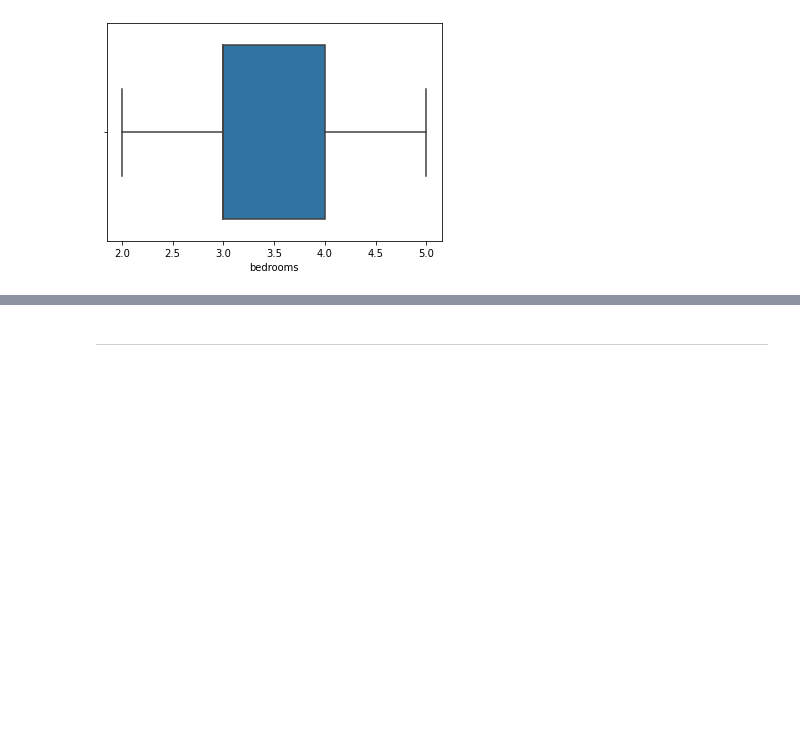
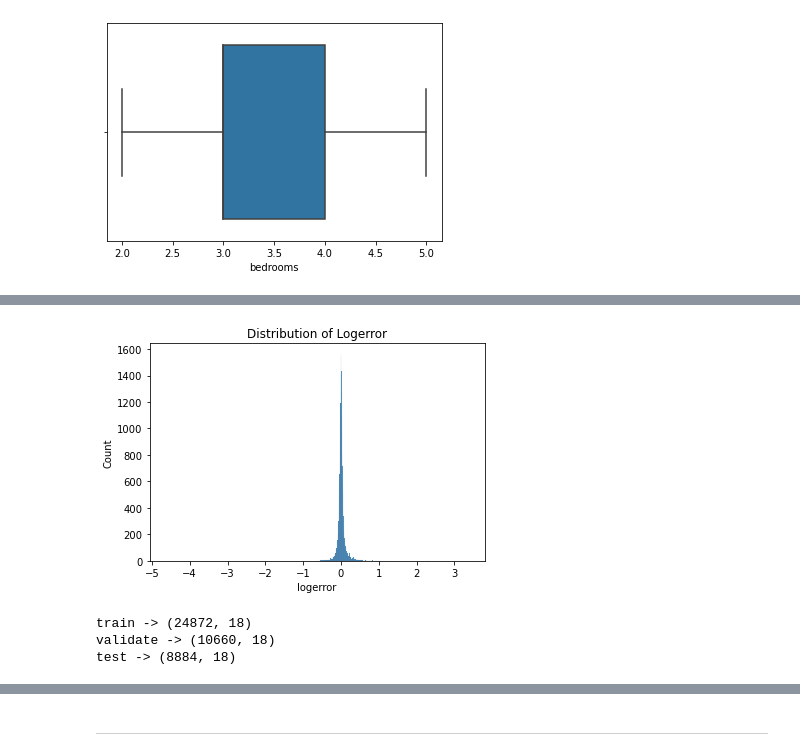
Before and after one commit to natasharivers/Zillow_Clustering_Project, a Jupyter notebook: Notebook.ipynb, the cells around one changed output, grey strips where cells are left out. Cells and saved outputs as stored; diff of their text form; code cells hidden in the pictures; blank space fills up the shorter version.

```diff
--- a/Notebook.ipynb
+++ b/Notebook.ipynb
@@ -261,0 +378,15 @@ sns.boxplot(zillow.bedrooms)
+# %%
+#taxvalue with outliers removed
+sns.histplot(data=zillow.logerror)
+plt.title('Distribution of Logerror')
+plt.show()
+# %% [output]
+[figure, added]
+# %%
+#train validate test split
+#split data using zillow_split function from prepare.py
+train, validate, test, X_train, y_train, X_validate, y_validate, X_test, y_test = prepare.zillow_split(zillow, 'logerror')
+# %% [output]
+train -> (24872, 18)
+validate -> (10660, 18)
+test -> (8884, 18)
```
Also changed, not shown: parts of 23 cells of this notebook.
